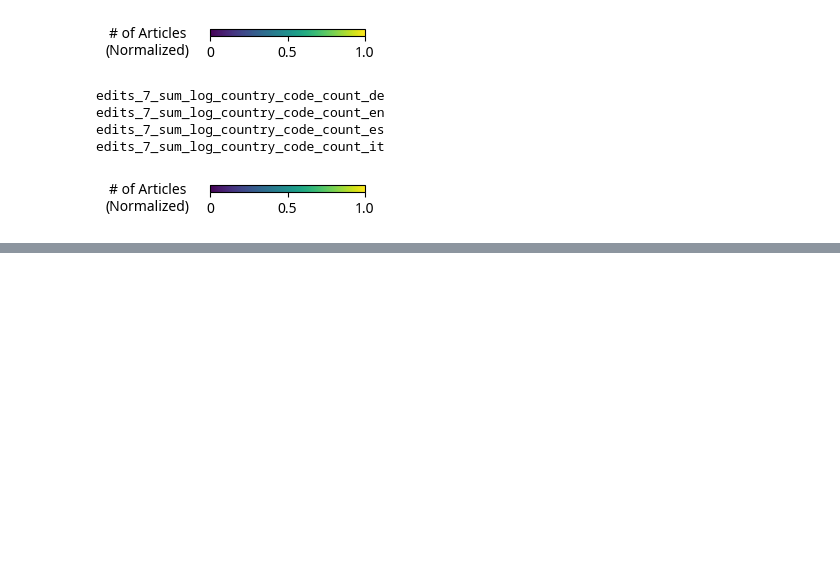
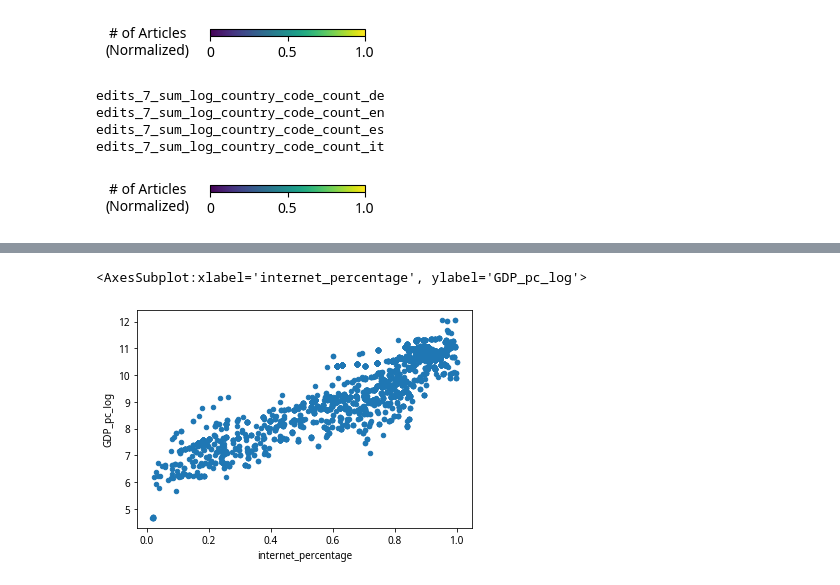
Before and after one commit to ruptho/wiki-event-bias, a Jupyter notebook: plot_metrics.ipynb, the cells around one changed output, grey strips where cells are left out. Saved outputs shown, nothing was run; the diff lists cells and outputs as text; code cells hidden in the pictures; blank space fills up the shorter version.

```diff
--- a/plot_metrics.ipynb
+++ b/plot_metrics.ipynb
@@ -236,0 +136,5 @@ df_population[(df_population.year == 2019) & (df_population.views_baseline_log >
+# %%
+df_population.plot.scatter(x='internet_percentage', y='GDP_pc_log')
+# %% [output]
+<AxesSubplot:xlabel='internet_percentage', ylabel='GDP_pc_log'>
+[figure, added]
```
Also changed, not shown: parts of 13 cells of this notebook.
